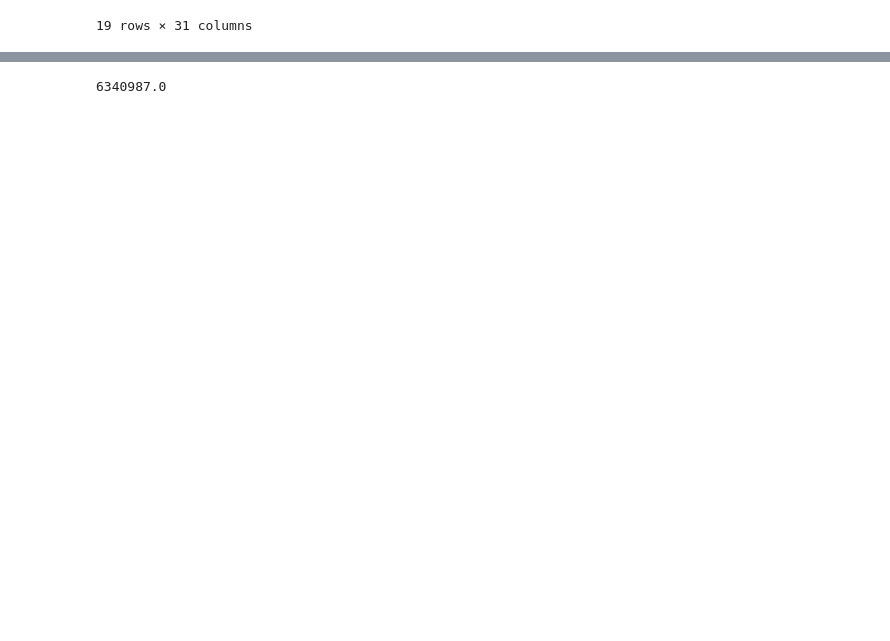
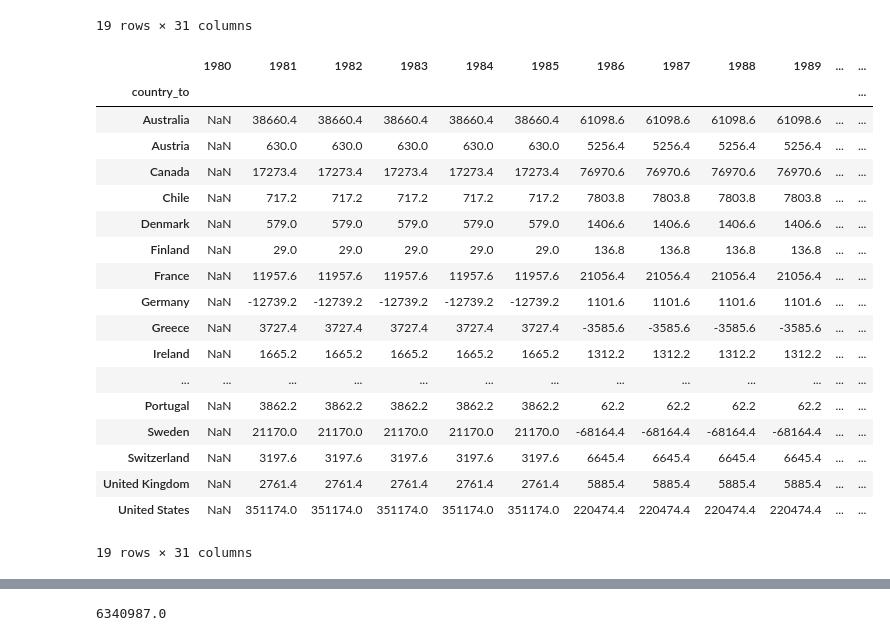
Before and after one commit to Kasrazn97/SMFinal_Project, a Jupyter notebook: Beta/regression (1).ipynb, the cells around one changed output, grey strips where cells are left out. Cells and saved outputs as stored; diff of their text form; code cells hidden in the pictures; blank space fills up the shorter version.

```diff
--- a/Beta/regression (1).ipynb
+++ b/Beta/regression (1).ipynb
@@ -287,4 +287,26 @@ migration_stats_by_destination
 | United Kingdom | 507673.0 | 510434.4 | 513195.8 | 515957.2 | 518718.6 | 521480.0 | 527365.4 | 533250.8 | 539136.2 | 545021.6 | ... | ... |
 | United States | 2776484.0 | 3127658.0 | 3478832.0 | 3830006.0 | 4181180.0 | 4532354.0 | 4752828.4 | 4973302.8 | 5193777.2 | 5414251.6 | ... | ... |
 19 rows × 31 columns
+# %%
+migration_stats_by_destination.diff(axis=1)
+# %% [output]
+|  | 1980 | 1981 | 1982 | 1983 | 1984 | 1985 | 1986 | 1987 | 1988 | 1989 | ... | ... |
+| country_to |  |  |  |  |  |  |  |  |  |  |  | ... |
+| Australia | NaN | 38660.4 | 38660.4 | 38660.4 | 38660.4 | 38660.4 | 61098.6 | 61098.6 | 61098.6 | 61098.6 | ... | ... |
+| Austria | NaN | 630.0 | 630.0 | 630.0 | 630.0 | 630.0 | 5256.4 | 5256.4 | 5256.4 | 5256.4 | ... | ... |
+| Canada | NaN | 17273.4 | 17273.4 | 17273.4 | 17273.4 | 17273.4 | 76970.6 | 76970.6 | 76970.6 | 76970.6 | ... | ... |
+| Chile | NaN | 717.2 | 717.2 | 717.2 | 717.2 | 717.2 | 7803.8 | 7803.8 | 7803.8 | 7803.8 | ... | ... |
+| Denmark | NaN | 579.0 | 579.0 | 579.0 | 579.0 | 579.0 | 1406.6 | 1406.6 | 1406.6 | 1406.6 | ... | ... |
+| Finland | NaN | 29.0 | 29.0 | 29.0 | 29.0 | 29.0 | 136.8 | 136.8 | 136.8 | 136.8 | ... | ... |
+| France | NaN | 11957.6 | 11957.6 | 11957.6 | 11957.6 | 11957.6 | 21056.4 | 21056.4 | 21056.4 | 21056.4 | ... | ... |
+| Germany | NaN | -12739.2 | -12739.2 | -12739.2 | -12739.2 | -12739.2 | 1101.6 | 1101.6 | 1101.6 | 1101.6 | ... | ... |
+| Greece | NaN | 3727.4 | 3727.4 | 3727.4 | 3727.4 | 3727.4 | -3585.6 | -3585.6 | -3585.6 | -3585.6 | ... | ... |
+| Ireland | NaN | 1665.2 | 1665.2 | 1665.2 | 1665.2 | 1665.2 | 1312.2 | 1312.2 | 1312.2 | 1312.2 | ... | ... |
+| ... | ... | ... | ... | ... | ... | ... | ... | ... | ... | ... | ... | ... |
+| Portugal | NaN | 3862.2 | 3862.2 | 3862.2 | 3862.2 | 3862.2 | 62.2 | 62.2 | 62.2 | 62.2 | ... | ... |
+| Sweden | NaN | 21170.0 | 21170.0 | 21170.0 | 21170.0 | 21170.0 | -68164.4 | -68164.4 | -68164.4 | -68164.4 | ... | ... |
+| Switzerland | NaN | 3197.6 | 3197.6 | 3197.6 | 3197.6 | 3197.6 | 6645.4 | 6645.4 | 6645.4 | 6645.4 | ... | ... |
+| United Kingdom | NaN | 2761.4 | 2761.4 | 2761.4 | 2761.4 | 2761.4 | 5885.4 | 5885.4 | 5885.4 | 5885.4 | ... | ... |
+| United States | NaN | 351174.0 | 351174.0 | 351174.0 | 351174.0 | 351174.0 | 220474.4 | 220474.4 | 220474.4 | 220474.4 | ... | ... |
+19 rows × 31 columns
 # %%
```
Also changed, not shown: parts of 3 cells of this notebook, 6 other files.
